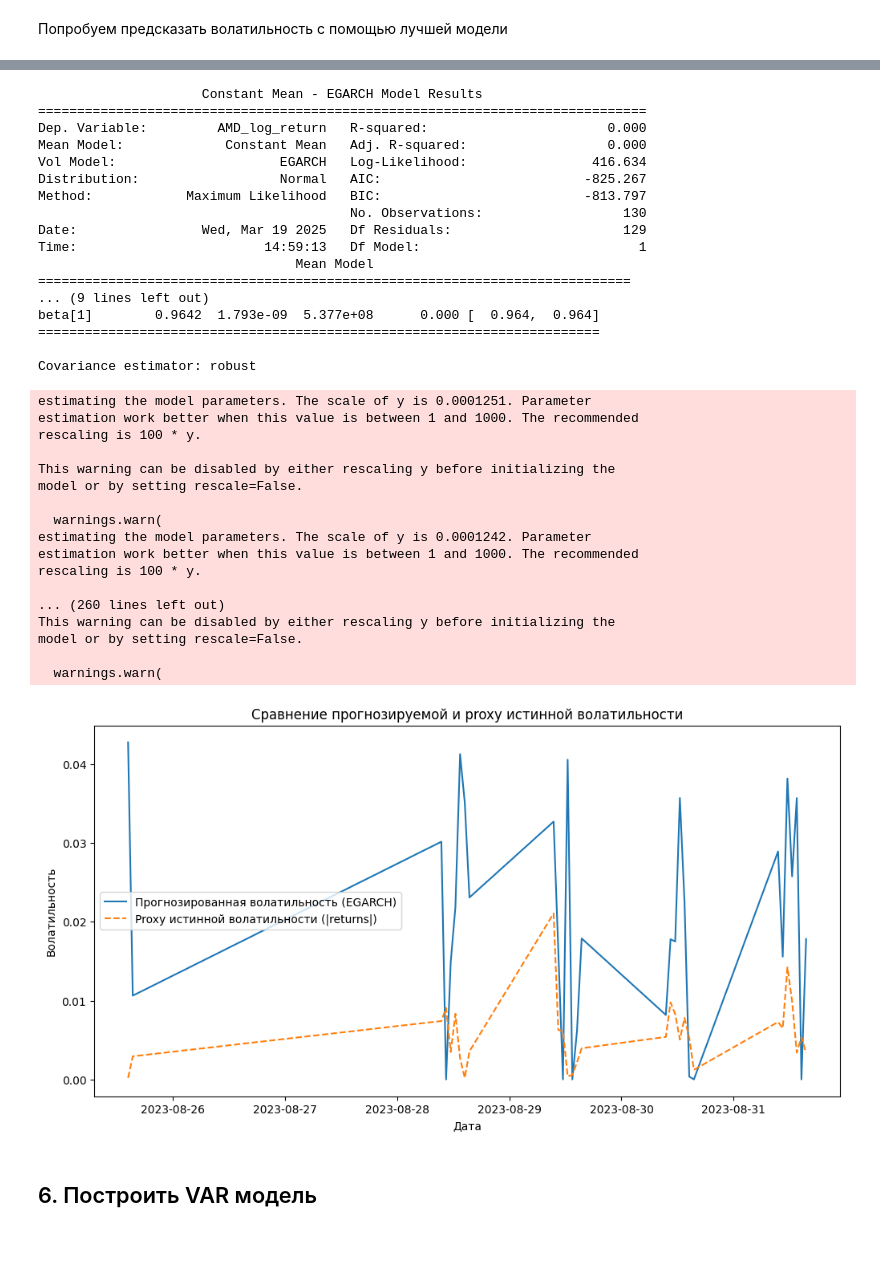
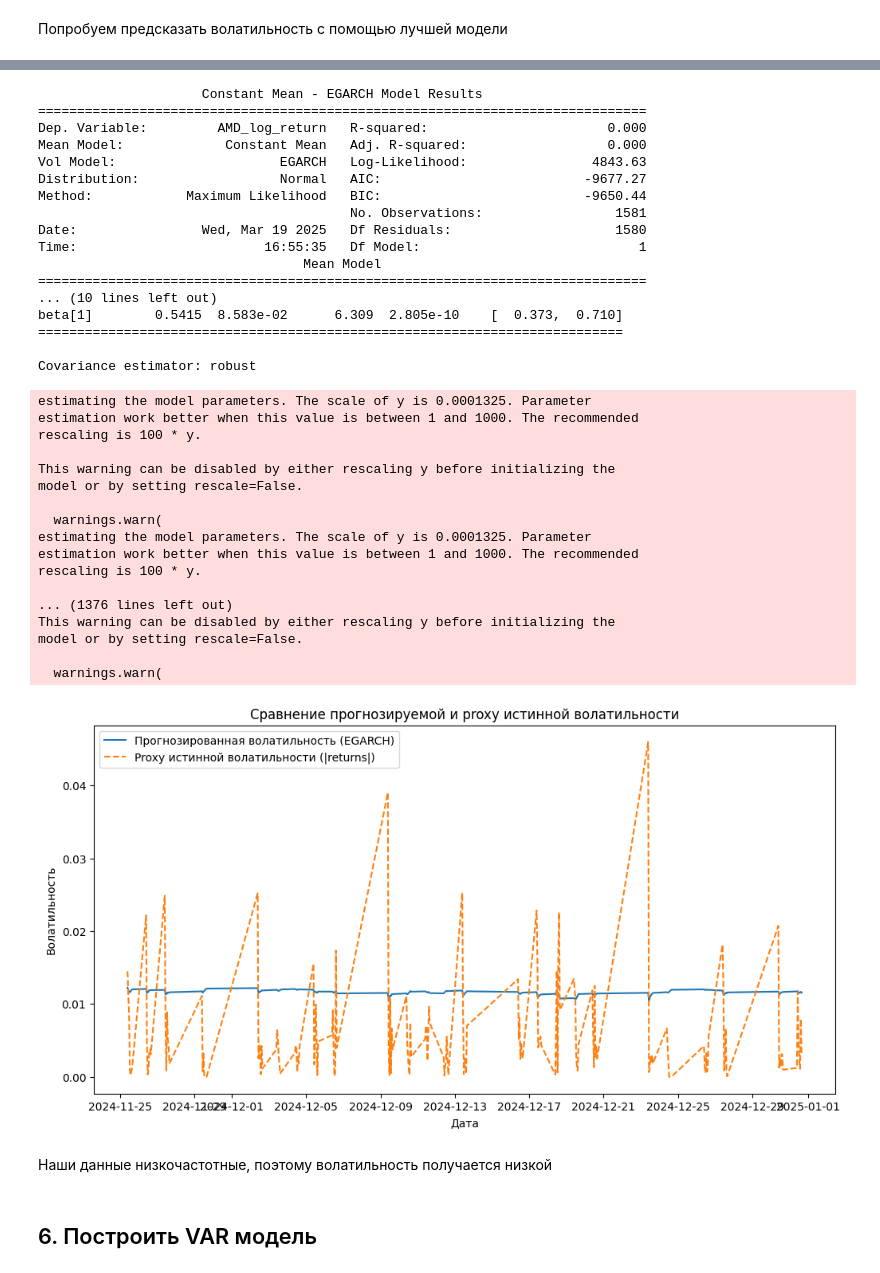
Before and after one commit to goralex02/time-series-project, a Jupyter notebook: stock_price_prediction.ipynb, the cells around one changed output, grey strips where cells are left out. Drawn from its saved outputs; the diff is of its cells as text; code cells hidden in the pictures; blank space fills up the shorter version.

```diff
--- a/stock_price_prediction.ipynb
+++ b/stock_price_prediction.ipynb
@@ -31,7 +31,7 @@ import matplotlib.pyplot as plt
 
 # Загрузка данных
 tickers = ['NVDA', 'AMD', 'INTC']
-data = yf.download(tickers, start='2023-08-01', end='2023-09-01', interval='1h')['Close']
+data = yf.download(tickers, start='2024-01-01', end='2025-01-01', interval='1h')['Close']
 
 data.index = data.index.tz_convert('America/New_York')
 print(data.index.to_series().diff().value_counts())
@@ -121,0 +130,3 @@ None
+# %%
+data = data.fillna(method='ffill')
+print(data.info())
@@ -563,5 +598,7 @@ ARMAX p-values: [0.94503527 0.8486961  0.95462927 0.987821   0.98900525 0.992962
 Попробуем спрогнозировать значения ряда с помощью моделей
 # %%
 # Разделение на train/test
-train_size = 130
+train_size = round(0.9 * len(data['AMD']))
 train, test = data['AMD'][:train_size], data['AMD'][train_size:]
+print(len(train))
+print(len(test))
@@ -930,11 +962,11 @@ data['AMD_log_return'] = np.log(data['AMD'] / data['AMD'].shift(1))
 returns = data['AMD_log_return'].dropna()
 
 # Разбивка на обучающую и тестовую выборки
-train_size = 130
+train_size = round(0.9 * len(data['AMD']))
 train, test = returns[:train_size], returns[train_size:]
 
 # Обучение EGARCH модели
-egarch_model = arch_model(train, vol='EGarch', p=1, q=1)
+egarch_model = arch_model(train, vol='EGarch', p=2, q=1)
 egarch_result = egarch_model.fit(disp='off')
 print(egarch_result.summary())
 
@@ -983,45 +1015,47 @@ estimating the model parameters. The scale of y is 0.0001261. Parameter
 estimation work better when this value is between 1 and 1000. The recommended
 rescaling is 100 * y.
 
 This warning can be disabled by either rescaling y before initializing the
 model or by setting rescale=False.
 
   warnings.warn(
                      Constant Mean - EGARCH Model Results
 ==============================================================================
 Dep. Variable:         AMD_log_return   R-squared:                       0.000
 Mean Model:             Constant Mean   Adj. R-squared:                  0.000
-Vol Model:                     EGARCH   Log-Likelihood:                416.634
-Distribution:                  Normal   AIC:                          -825.267
-Method:            Maximum Likelihood   BIC:                          -813.797
-                                        No. Observations:                  130
-Date:                Wed, Mar 19 2025   Df Residuals:                      129
-Time:                        14:59:13   Df Model:                            1
-                                 Mean Model
-============================================================================
-... (9 lines left out)
-beta[1]        0.9642  1.793e-09  5.377e+08      0.000 [  0.964,  0.964]
-========================================================================
+Vol Model:                     EGARCH   Log-Likelihood:                4843.63
+Distribution:                  Normal   AIC:                          -9677.27
+Method:            Maximum Likelihood   BIC:                          -9650.44
+                                        No. Observations:                 1581
+Date:                Wed, Mar 19 2025   Df Residuals:                     1580
+Time:                        16:55:35   Df Model:                            1
+                                  Mean Model
+==============================================================================
+... (10 lines left out)
+beta[1]        0.5415  8.583e-02      6.309  2.805e-10    [  0.373,  0.710]
+===========================================================================
 
 Covariance estimator: robust
-estimating the model parameters. The scale of y is 0.0001251. Parameter
+estimating the model parameters. The scale of y is 0.0001325. Parameter
 estimation work better when this value is between 1 and 1000. The recommended
 rescaling is 100 * y.
 
 This warning can be disabled by either rescaling y before initializing the
 model or by setting rescale=False.
 
   warnings.warn(
-estimating the model parameters. The scale of y is 0.0001242. Parameter
+estimating the model parameters. The scale of y is 0.0001325. Parameter
 estimation work better when this value is between 1 and 1000. The recommended
 rescaling is 100 * y.
 
-... (260 lines left out)
+... (1376 lines left out)
 This warning can be disabled by either rescaling y before initializing the
 model or by setting rescale=False.
 
   warnings.warn(
-[figure, old version]
+[figure, new version]
+# %% [markdown]
+Наши данные низкочастотные, поэтому волатильность получается низкой
 # %% [markdown]
 ## 6.	Построить VAR модель
 # %%
```
Also changed, not shown: parts of 78 cells of this notebook.
